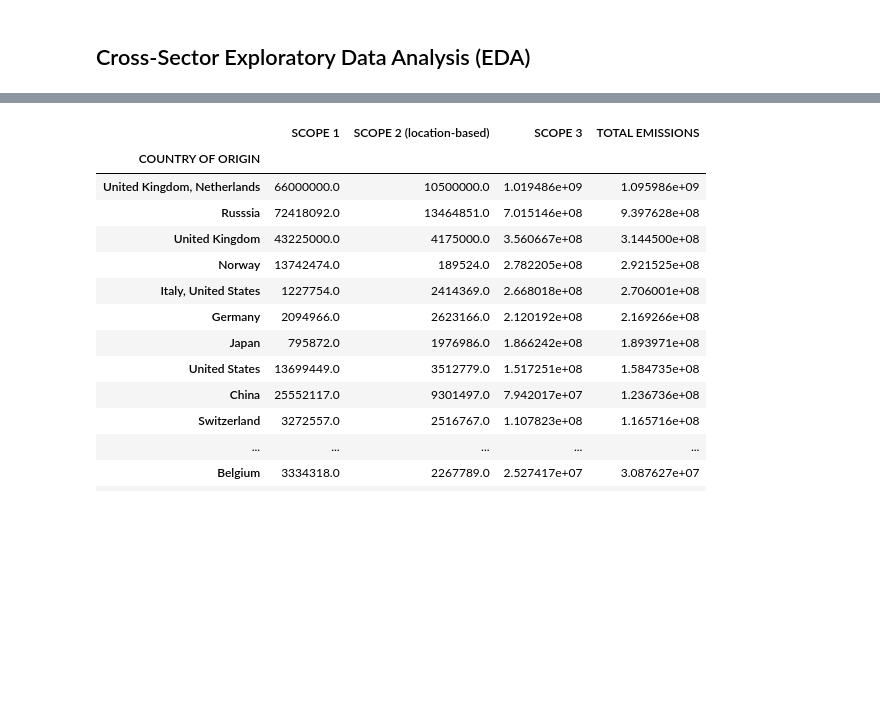
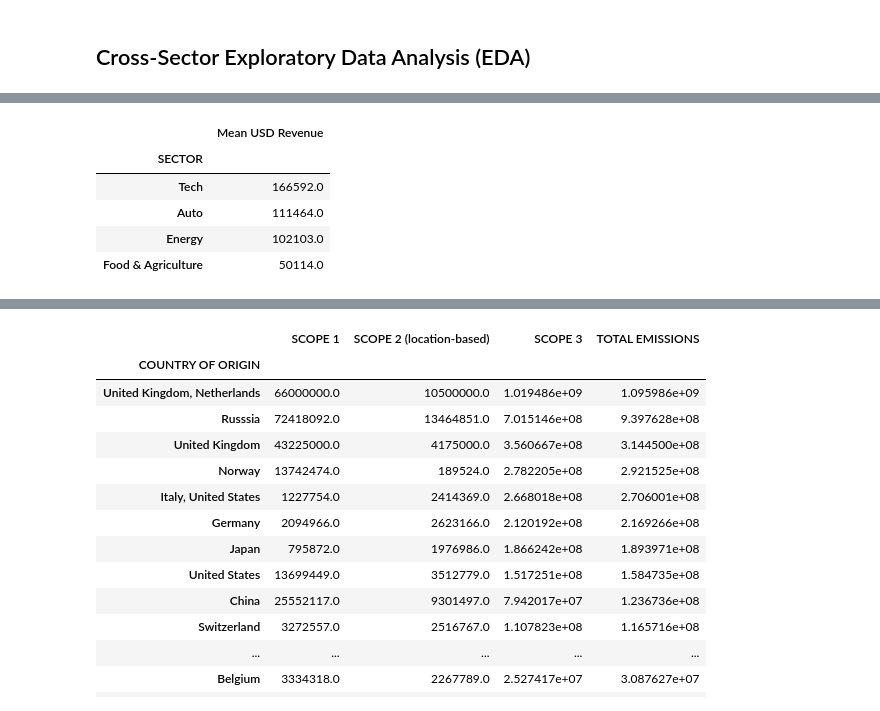
Before and after one commit to zcjanin/decarbonization-2024, a Jupyter notebook: Decarbo_EDA.ipynb, the cells around one changed output, grey strips where cells are left out. Cells and saved outputs as stored; diff of their text form; code cells hidden in the pictures; blank space fills up the shorter version.

```diff
--- a/Decarbo_EDA.ipynb
+++ b/Decarbo_EDA.ipynb
@@ -63,9 +63,11 @@ def toUSD(i):
     'NOK': 0.11,   # 1 NOK to USD
     'RUB': 0.014,  # 1 RUB to USD
     'SEK': 0.11,   # 1 SEK to USD
-    'USD': 1,      # No Change
-    'RMB': 7.29
+    'RMB': 7.29,   # 1 RMB to USD
+    'TWD' : 0.03,  # 1 TWD to USD
+    'USD': 1       # No Change
     }
-    return i[1] * dic[i[0]] # The revenue multiplied by the corresponding USD conversion rate
+    if (i[0] != 'nan') & (i[1] != 'nan'):
+        return i[1] * dic[i[0]] # The revenue multiplied by the corresponding USD conversion rate
 
 # sectors['Revenue (USD)'] = sectors.apply(toUSD, 'TOTAL REVENUE (miillion $)')
@@ -86,0 +84,8 @@ def currAndRev(df):
+# %%
+# create a copy of sectors with no null values and create USD Revenue column
+
+sectors_nona = sectors.copy().dropna()
+sectors_nona['USD REVENUE'] =  sectors_nona.loc[:, 'REVENUE IN USD'].apply(toUSD)
+
+sectors_nona = sectors_nona.drop(columns=['REVENUE IN USD'])
+sectors_nona.head()
@@ -86,0 +99,3 @@ def currAndRev(df):
+# %%
+sectors_nona['ADJUSTED CI'] = ((sectors_nona['SCOPE 1'] + sectors_nona['SCOPE 2 (location-based)']) / sectors_nona['USD REVENUE']).round(2)
+sectors_nona.head()
@@ -91 +140,11 @@ def currAndRev(df):
+# %%
+rev_summary = sectors_nona.groupby('SECTOR').mean(numeric_only=True).round(0)[['USD REVENUE']].rename(columns={'USD REVENUE' : 'Mean USD Revenue'}).sort_values(by='Mean USD Revenue', ascending=False)
+rev_summary
+# %% [output]
+|  | Mean USD Revenue |
+| SECTOR |  |
+| Tech | 166592.0 |
+| Auto | 111464.0 |
+| Energy | 102103.0 |
+| Food & Agriculture | 50114.0 |
 # %%
```
Also changed, not shown: parts of 8 cells of this notebook.
